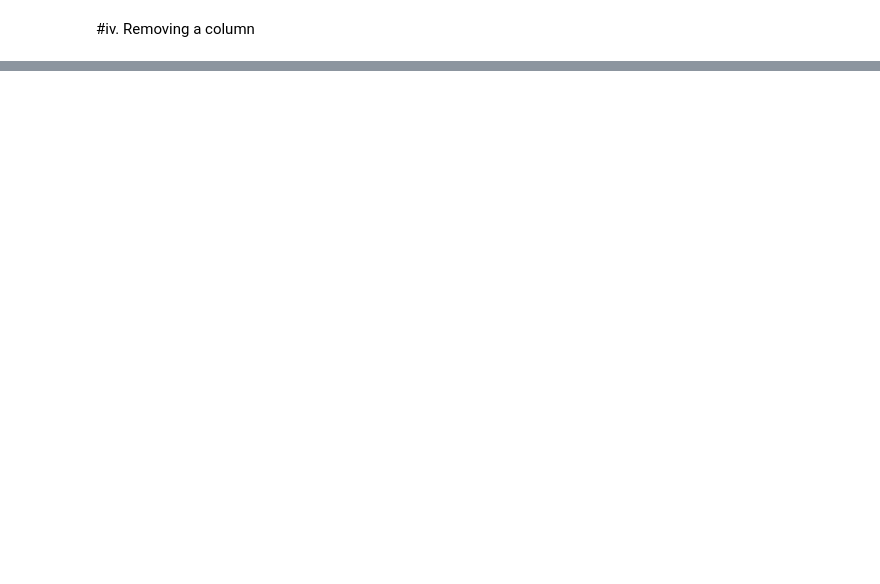
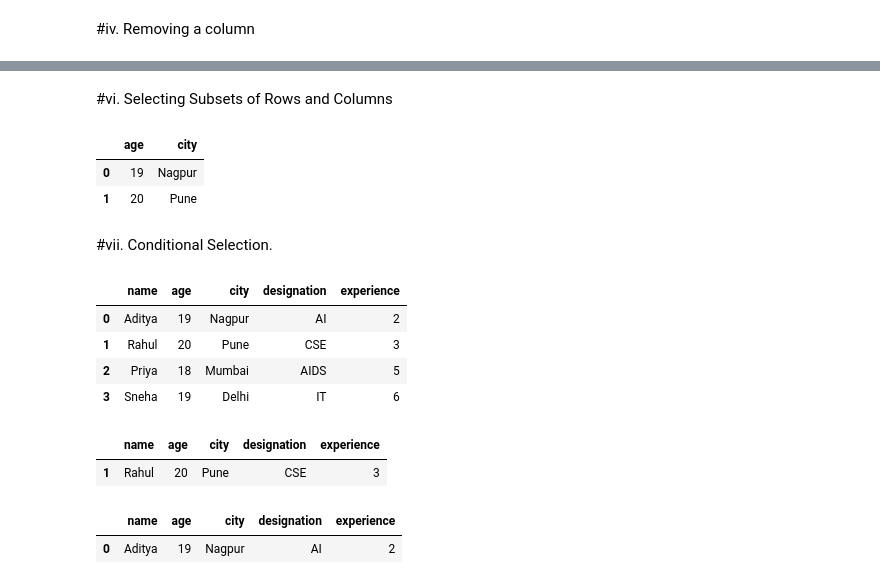
Before and after one commit to Adityadevhare/ML-learning-journey, a Jupyter notebook: Pandas.ipynb, the cells around one changed output, grey strips where cells are left out. Saved outputs shown, nothing was run; the diff lists cells and outputs as text; code cells hidden in the pictures; blank space fills up the shorter version.

```diff
--- a/Pandas.ipynb
+++ b/Pandas.ipynb
@@ -363,0 +404,22 @@ After removing the column :
+# %%
+row_data={
+    'name':['Aditya' , 'Rahul' , 'Priya' , 'Sneha'],
+    'age':[19,20,18,19],
+    'city':['Nagpur' , 'Pune' , 'Mumbai' ,'Delhi'],
+    'designation':['AI' , 'CSE' , 'AIDS' , 'IT'],
+    'experience':[2,3,5,6]
+}
+df4=pd.DataFrame(row_data)
+print(f"DataFrame :\n{df4}\n\n")
+
+##> For understanding how to acess the rows I've made a new DataFrame.
+# In order to target the rows of the DataFrame we hae to use the function loc.
+
+print(f"Acessing the first row :\n{df4.loc[0]}\n")
+
+##> we can alo target multiple rows at once by sepearting the row number by commas.
+
+print(f"Acessing multipe rows : \n{df4.loc[[1,2]]}")
+
+
+##> There is one more function 'iloc()' that targets the rows by there index value .
@@ -363,0 +447,33 @@ After removing the column :
+# %% [markdown]
+#vi. Selecting Subsets of Rows and Columns
+# %%
+##> I order to to tarrget a particular row and column uh we have to provide Row number and the column name.
+df4.loc[[0,1]][['age','city']]
+# %% [output]
+|  | age | city |
+| 0 | 19 | Nagpur |
+| 1 | 20 | Pune |
+# %% [markdown]
+#vii. Conditional Selection.
+# %%
+df4
+# %% [output]
+|  | name | age | city | designation | experience |
+| 0 | Aditya | 19 | Nagpur | AI | 2 |
+| 1 | Rahul | 20 | Pune | CSE | 3 |
+| 2 | Priya | 18 | Mumbai | AIDS | 5 |
+| 3 | Sneha | 19 | Delhi | IT | 6 |
+# %%
+##> If I only want to see the persons name whose age is greater than 18.
+df4[df4['age']>19]
+# %% [output]
+|  | name | age | city | designation | experience |
+| 1 | Rahul | 20 | Pune | CSE | 3 |
+# %%
+# Now what if
+##> I want to select the person whose age is grater than 18 and belong form Nagpur.
+##>> Here we'll use 'and (&)' and 'or (|)' operations.
+df4[(df4['age'] > 18) & (df4['city'] == 'Nagpur')]
+# %% [output]
+|  | name | age | city | designation | experience |
+| 0 | Aditya | 19 | Nagpur | AI | 2 |
```
Also changed, not shown: parts of 9 cells of this notebook.
